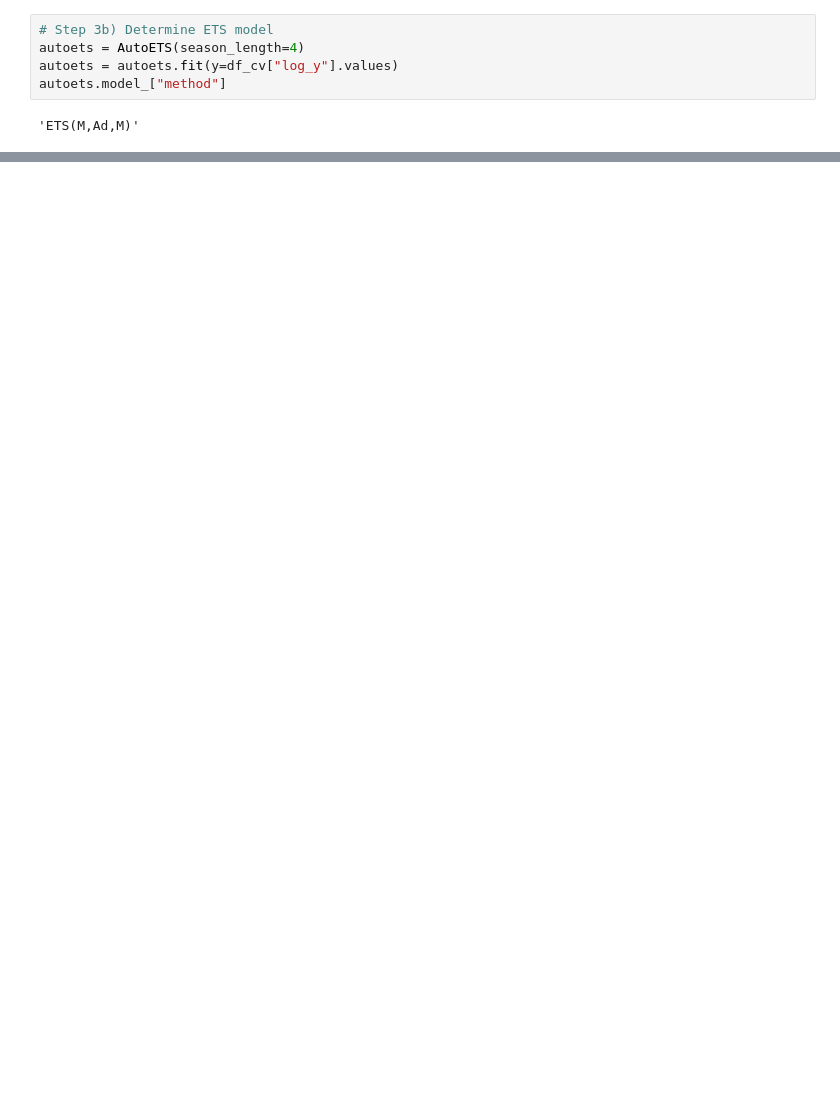
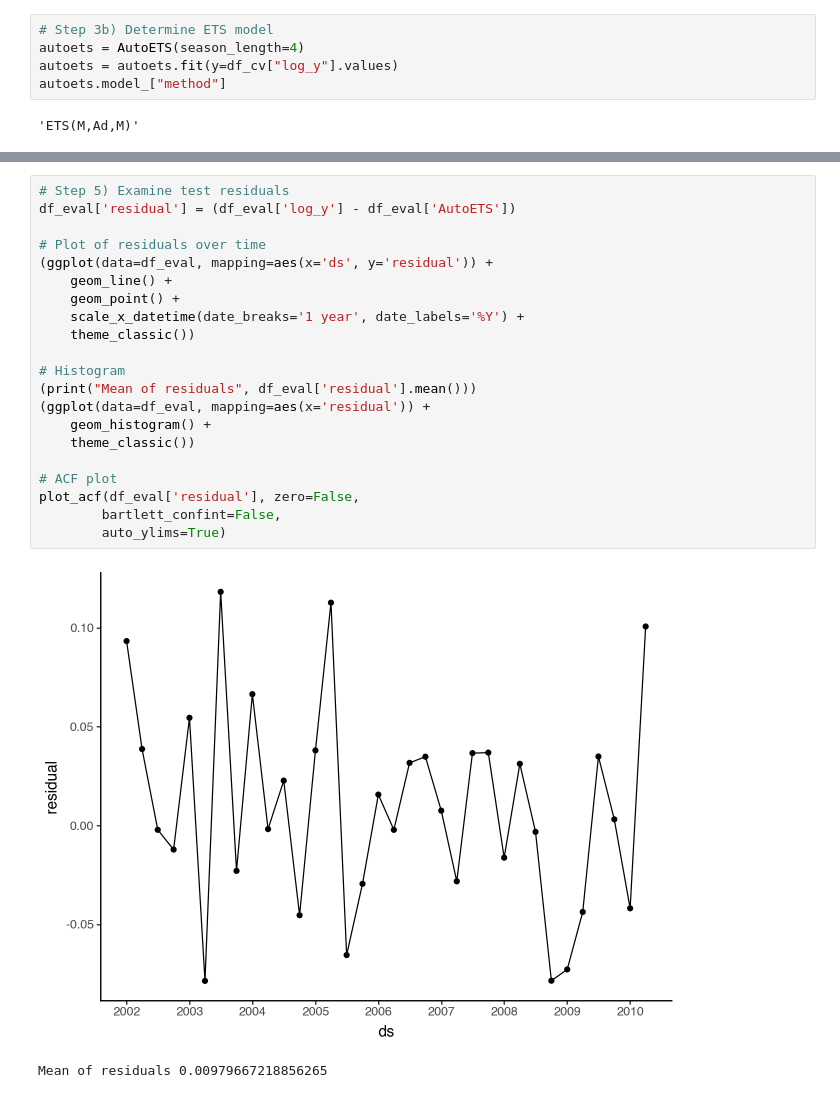
Before and after one commit to sebsciarra/gas_pump_prices, a Jupyter notebook: notebooks/chap9_arima.ipynb, the cells around one changed output, grey strips where cells are left out. Saved outputs shown, nothing was run; the diff lists cells and outputs as text; blank space fills up the shorter version.

```diff
--- a/notebooks/chap9_arima.ipynb
+++ b/notebooks/chap9_arima.ipynb
@@ -1271,0 +1363,24 @@ autoets.cross_validation(
+# %%
+# Step 5) Examine test residuals
+df_eval['residual'] = (df_eval['log_y'] - df_eval['AutoETS'])
+
+# Plot of residuals over time
+(ggplot(data=df_eval, mapping=aes(x='ds', y='residual')) +
+    geom_line() +
+    geom_point() +
+    scale_x_datetime(date_breaks='1 year', date_labels='%Y') +
+    theme_classic())
+
+# Histogram
+(print("Mean of residuals", df_eval['residual'].mean()))
+(ggplot(data=df_eval, mapping=aes(x='residual')) +
+    geom_histogram() +
+    theme_classic())
+
+# ACF plot
+plot_acf(df_eval['residual'], zero=False,
+        bartlett_confint=False,
+        auto_ylims=True)
+# %% [output]
+[figure, added]
+Mean of residuals 0.00979667218856265
```
Also changed, not shown: parts of 13 cells of this notebook.
